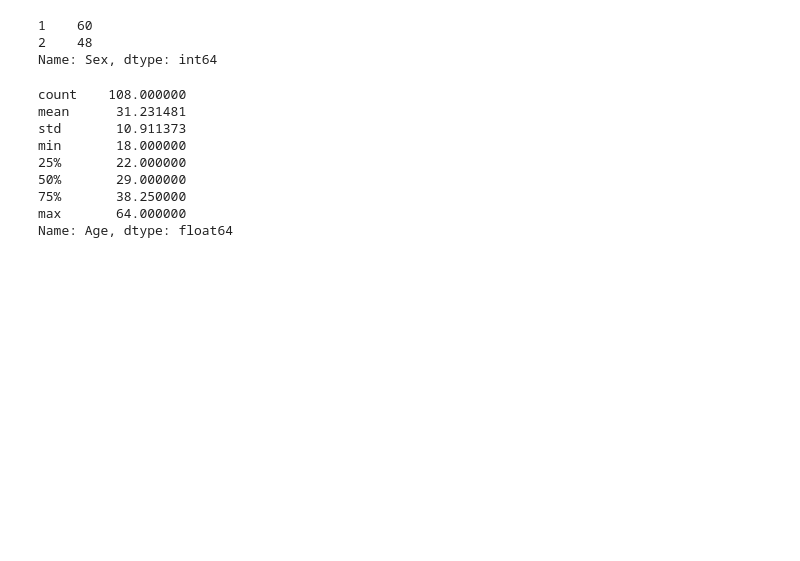
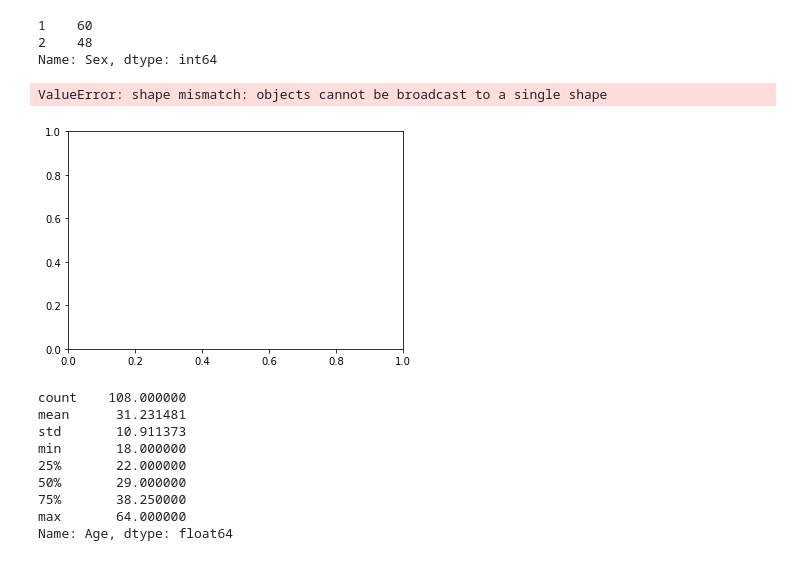
Before and after one commit to mello-y/MSc5_research_project, a Jupyter notebook: data/Data_exploration.ipynb, the cells around one changed output. Cells and saved outputs as stored; diff of their text form; code cells hidden in the pictures; blank space fills up the shorter version.

Commit message:
tried to plot demo_data

```diff
--- a/data/Data_exploration.ipynb
+++ b/data/Data_exploration.ipynb
@@ -129,3 +129,37 @@ import matplotlib.pyplot as plt
 %matplotlib inline
 import numpy as np
 import seaborn as sns
+# %%
+import matplotlib.pyplot as plt
+import numpy as np
+
+
+labels = ['Control', 'Patient']
+male_c = demographic_CT[(demographic_CT.Sex == "1") & (demographic_CT.Group == "1")]
+female_c= demographic_CT[(demographic_CT.Sex == "0") & (demographic_CT.Group == "1")]
+
+male_p = demographic_CT[(demographic_CT.Sex == "1") & (demographic_CT.Group == "0")]
+female_p = demographic_CT[(demographic_CT.Sex == "0") & (demographic_CT.Group == "0")]
+
+x = np.arange(len(labels))  # the label locations
+width = 0.35  # the width of the bars
+
+fig, ax = plt.subplots()
+rects1 = ax.bar(x - width/2, male_c, width, label='Male')
+rects2 = ax.bar(x + width/2, female_c, width, label='Female')
+
+# Add some text for labels, title and custom x-axis tick labels, etc.
+ax.set_ylabel('Amount of Participants')
+ax.set_title('Amount of Participants by Group and Gender in CT data')
+ax.set_xticks(x, labels)
+ax.legend()
+
+ax.bar_label(rects1, padding=3)
+ax.bar_label(rects2, padding=3)
+
+fig.tight_layout()
+
+plt.show()
+# %% [output]
+ValueError: shape mismatch: objects cannot be broadcast to a single shape
+[figure, added]
```
Also changed, not shown: parts of 22 cells of this notebook.
